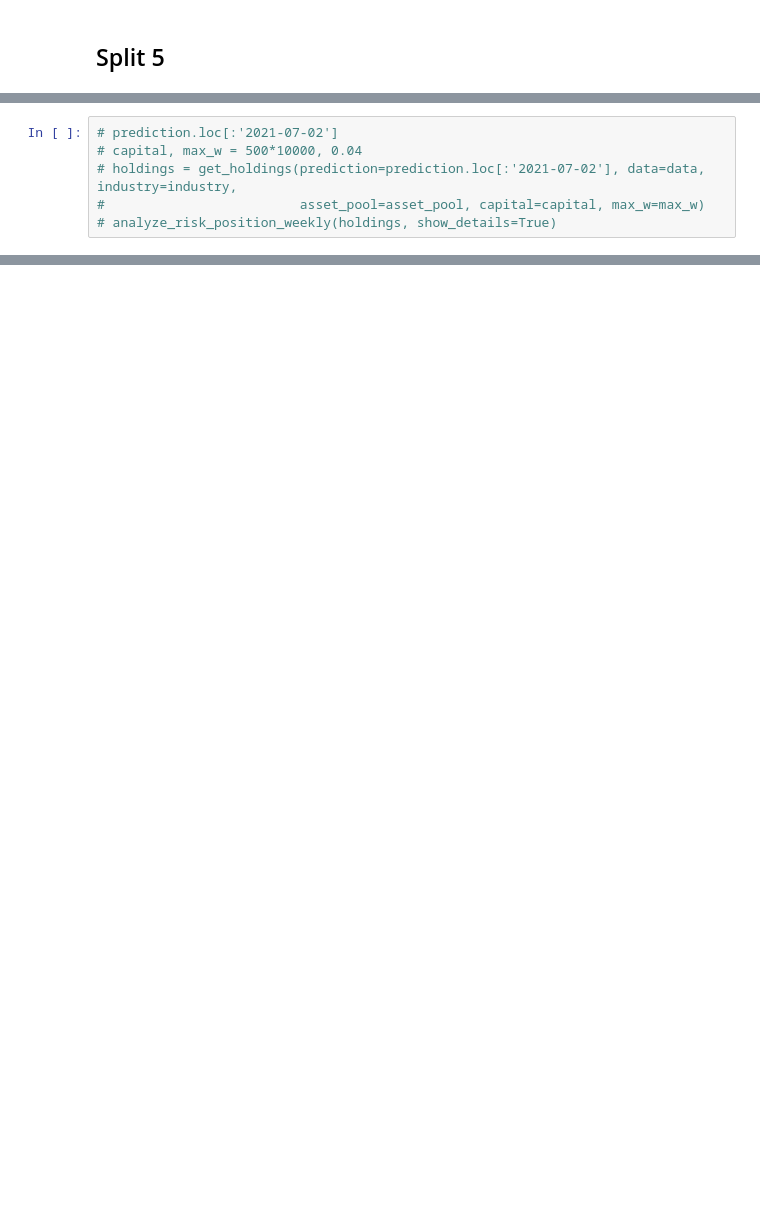
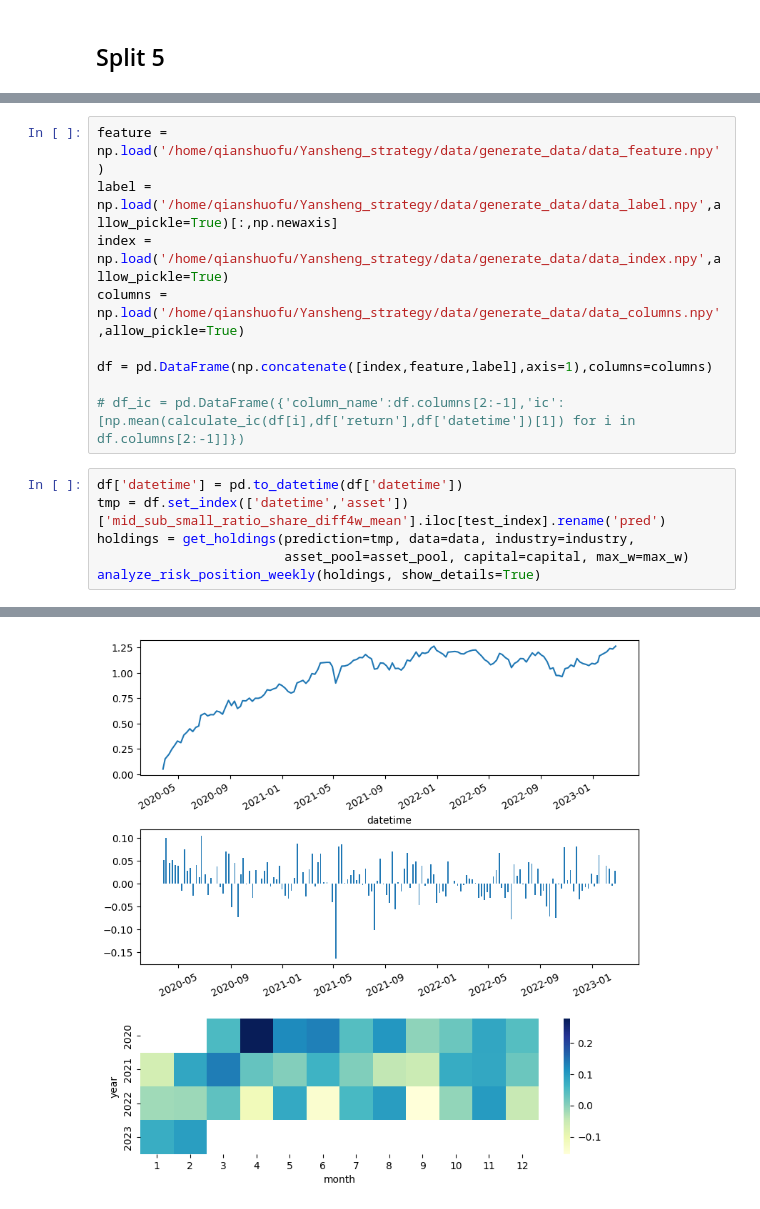
Before and after one commit to shuofu-qian/Yansheng_strategy, a Jupyter notebook: t_plus_max5_first_tradeday/1.ipynb, the cells around one changed output, grey strips where cells are left out. Saved outputs shown, nothing was run; the diff lists cells and outputs as text; blank space fills up the shorter version.

```diff
--- a/t_plus_max5_first_tradeday/1.ipynb
+++ b/t_plus_max5_first_tradeday/1.ipynb
@@ -189,7 +235,16 @@ ax2.set(xlabel='y_pred',ylabel='y_true',title='The mean y_true with y_pred group
+# %%
+feature = np.load('/home/qianshuofu/Yansheng_strategy/data/generate_data/data_feature.npy')
+label = np.load('/home/qianshuofu/Yansheng_strategy/data/generate_data/data_label.npy',allow_pickle=True)[:,np.newaxis]
+index = np.load('/home/qianshuofu/Yansheng_strategy/data/generate_data/data_index.npy',allow_pickle=True)
+columns = np.load('/home/qianshuofu/Yansheng_strategy/data/generate_data/data_columns.npy',allow_pickle=True)
+
+df = pd.DataFrame(np.concatenate([index,feature,label],axis=1),columns=columns)
+
+# df_ic = pd.DataFrame({'column_name':df.columns[2:-1],'ic':[np.mean(calculate_ic(df[i],df['return'],df['datetime'])[1]) for i in df.columns[2:-1]]})
 # %%
-# prediction.loc[:'2021-07-02']
-# capital, max_w = 500*10000, 0.04
-# holdings = get_holdings(prediction=prediction.loc[:'2021-07-02'], data=data, industry=industry,
-#                         asset_pool=asset_pool, capital=capital, max_w=max_w)
-# analyze_risk_position_weekly(holdings, show_details=True)
+df['datetime'] = pd.to_datetime(df['datetime'])
+tmp = df.set_index(['datetime','asset'])['mid_sub_small_ratio_share_diff4w_mean'].iloc[test_index].rename('pred')
+holdings = get_holdings(prediction=tmp, data=data, industry=industry,
+                        asset_pool=asset_pool, capital=capital, max_w=max_w)
+analyze_risk_position_weekly(holdings, show_details=True)
 # %% [output]
@@ -208,0 +278 @@ Name: pred, Length: 109442, dtype: float64
+[figure, added]
```
Also changed, not shown: parts of 11 cells of this notebook, 1 other file.
